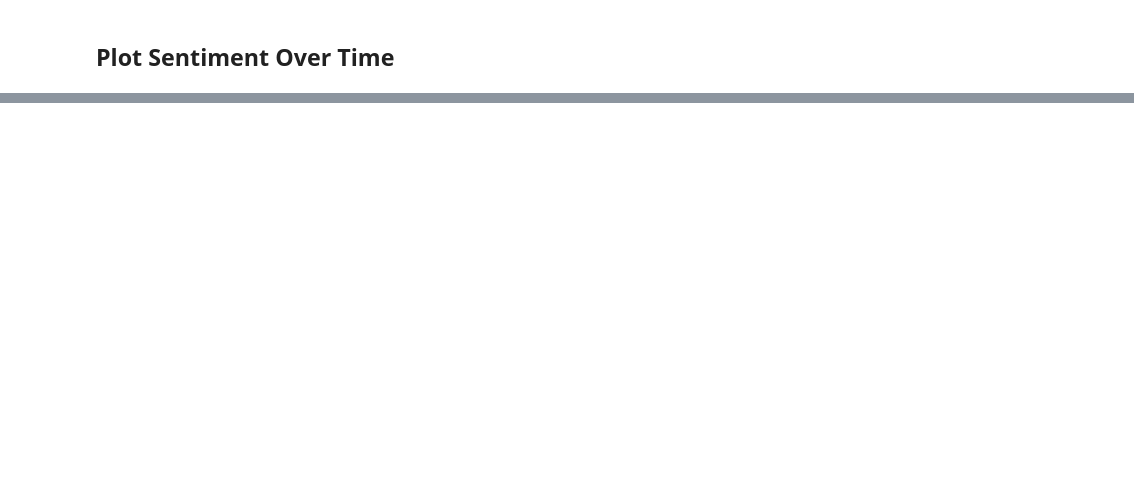
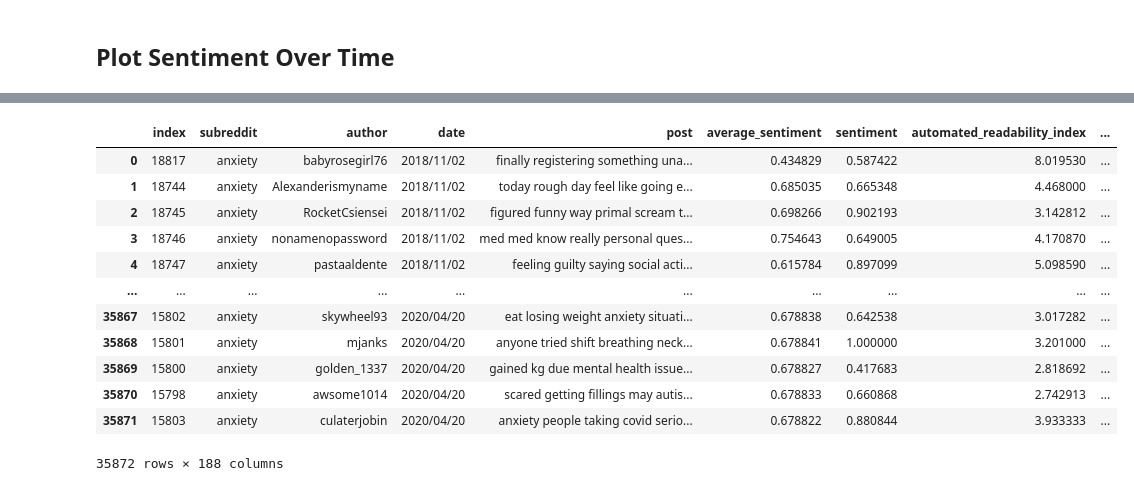
Before and after one commit to j-chen005/COVID19-Mental-Health-Analysis, a Jupyter notebook: Sentiment Over Time Model.ipynb, the cells around one changed output, grey strips where cells are left out. Drawn from its saved outputs; the diff is of its cells as text; code cells hidden in the pictures; blank space fills up the shorter version.

```diff
--- a/Sentiment Over Time Model.ipynb
+++ b/Sentiment Over Time Model.ipynb
@@ -256,0 +254,11 @@ plot_sample = plot_sample.astype({"sentiment": str})
+# %%
+anxiety.post = anxiety.post.apply(lambda x: preprocessing(x))
+# %%
+tokenizer = Tokenizer(num_words=500, split=' ')
+tokenizer.fit_on_texts(anxiety['post'].values)
+anxiety_vec = tokenizer.texts_to_sequences(anxiety['post'].values)
+anxiety_vec = pad_sequences(anxiety_vec, maxlen = 300)
+# %%
+sentiment = model(anxiety_vec)
+# %%
+anxiety.insert(4, "sentiment", sentiment)
@@ -256,0 +267,17 @@ plot_sample = plot_sample.astype({"sentiment": str})
+# %%
+anxiety = anxiety.reset_index()
+anxiety
+# %% [output]
+|  | index | subreddit | author | date | post | average_sentiment | sentiment | automated_readability_index | ... |
+| 0 | 18817 | anxiety | babyrosegirl76 | 2018/11/02 | finally registering something una... | 0.434829 | 0.587422 | 8.019530 | ... |
+| 1 | 18744 | anxiety | Alexanderismyname | 2018/11/02 | today rough day feel like going e... | 0.685035 | 0.665348 | 4.468000 | ... |
+| 2 | 18745 | anxiety | RocketCsiensei | 2018/11/02 | figured funny way primal scream t... | 0.698266 | 0.902193 | 3.142812 | ... |
+| 3 | 18746 | anxiety | nonamenopassword | 2018/11/02 | med med know really personal ques... | 0.754643 | 0.649005 | 4.170870 | ... |
+| 4 | 18747 | anxiety | pastaaldente | 2018/11/02 | feeling guilty saying social acti... | 0.615784 | 0.897099 | 5.098590 | ... |
+| ... | ... | ... | ... | ... | ... | ... | ... | ... | ... |
+| 35867 | 15802 | anxiety | skywheel93 | 2020/04/20 | eat losing weight anxiety situati... | 0.678838 | 0.642538 | 3.017282 | ... |
+| 35868 | 15801 | anxiety | mjanks | 2020/04/20 | anyone tried shift breathing neck... | 0.678841 | 1.000000 | 3.201000 | ... |
+| 35869 | 15800 | anxiety | golden_1337 | 2020/04/20 | gained kg due mental health issue... | 0.678827 | 0.417683 | 2.818692 | ... |
+| 35870 | 15798 | anxiety | awsome1014 | 2020/04/20 | scared getting fillings may autis... | 0.678833 | 0.660868 | 2.742913 | ... |
+| 35871 | 15803 | anxiety | culaterjobin | 2020/04/20 | anxiety people taking covid serio... | 0.678822 | 0.880844 | 3.933333 | ... |
+35872 rows × 188 columns
```
Also changed, not shown: parts of 48 cells of this notebook.
